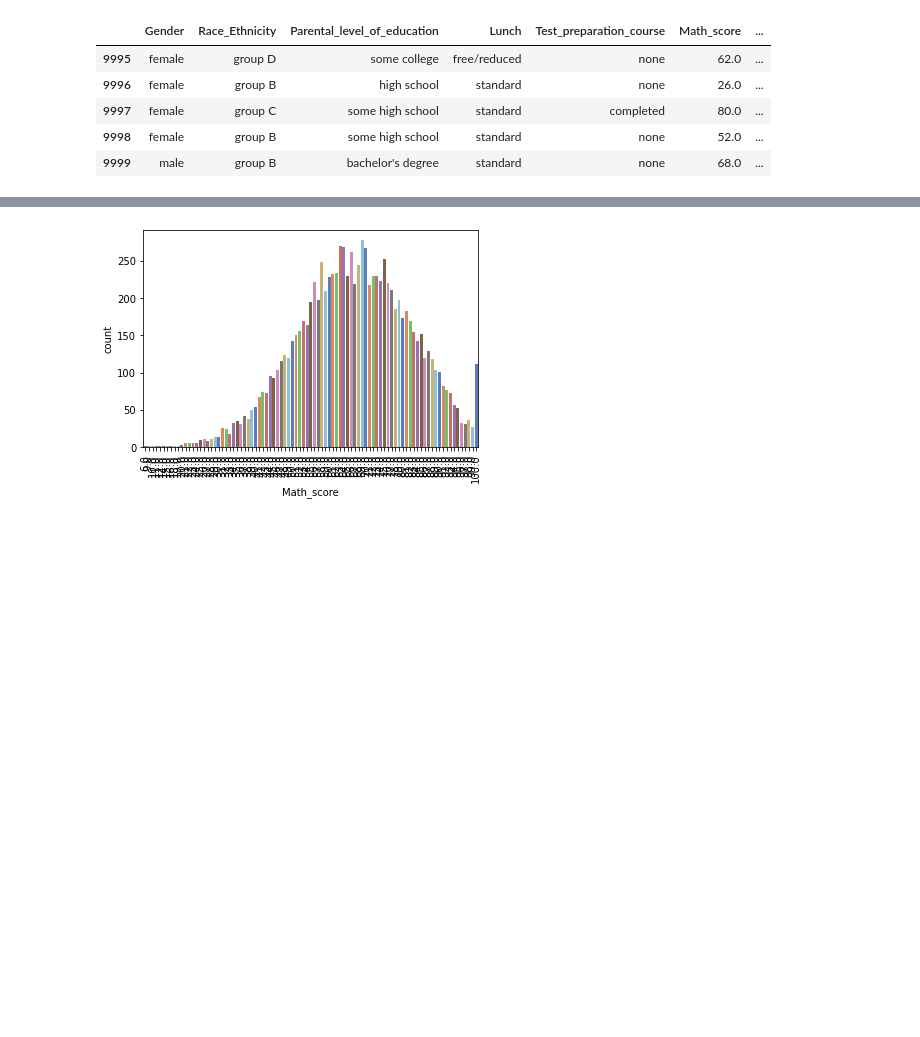
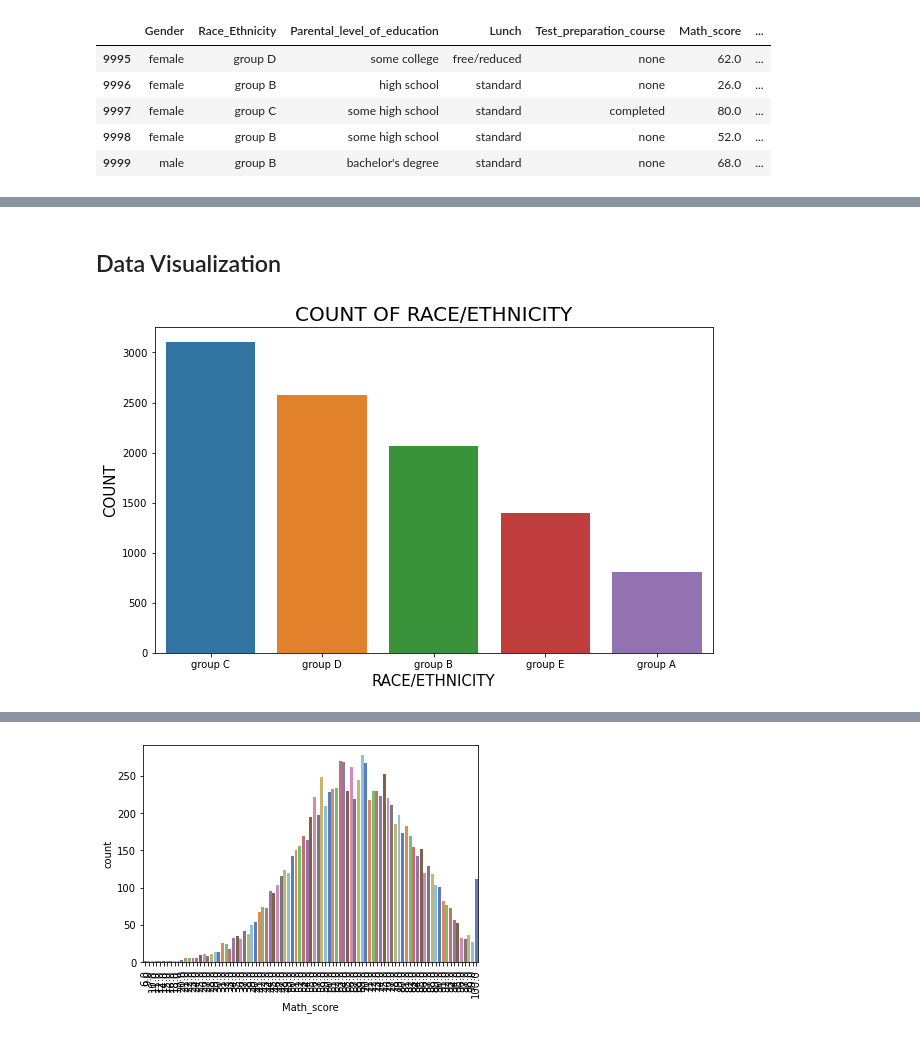
Before and after one commit to TalalMJ/EDA_Project, a Jupyter notebook: Students_EDA.ipynb, the cells around one changed output, grey strips where cells are left out. Cells and saved outputs as stored; diff of their text form; code cells hidden in the pictures; blank space fills up the shorter version.

```diff
--- a/Students_EDA.ipynb
+++ b/Students_EDA.ipynb
@@ -78,3 +79,10 @@ df.tail()
 | 9997 | female | group C | some high school | standard | completed | 80.0 | ... |
 | 9998 | female | group B | some high school | standard | none | 52.0 | ... |
 | 9999 | male | group B | bachelor's degree | standard | none | 68.0 | ... |
+# %%
+##Check and remove duplicates
+df.duplicated().sum()
+df.drop_duplicates(keep=False,inplace=True)
+# %%
+## There are the values high school and some high school those are same so we change some high school to high school
+df["Parental_level_of_education"]=df["Parental_level_of_education"].str.replace("some high school","high school")
@@ -80,0 +101,12 @@ df.tail()
+# %% [markdown]
+## Data Visualization
+# %%
+## Count of race/ethnicity
+plt.figure(figsize=(10,6))
+sns.countplot(df["Race_Ethnicity"])
+plt.title("COUNT OF RACE/ETHNICITY",fontsize=20)
+plt.xlabel("RACE/ETHNICITY",fontsize=15)
+plt.ylabel("COUNT",fontsize=15)
+plt.show()
+# %% [output]
+[figure, added]
```
Also changed, not shown: parts of 20 cells of this notebook.
